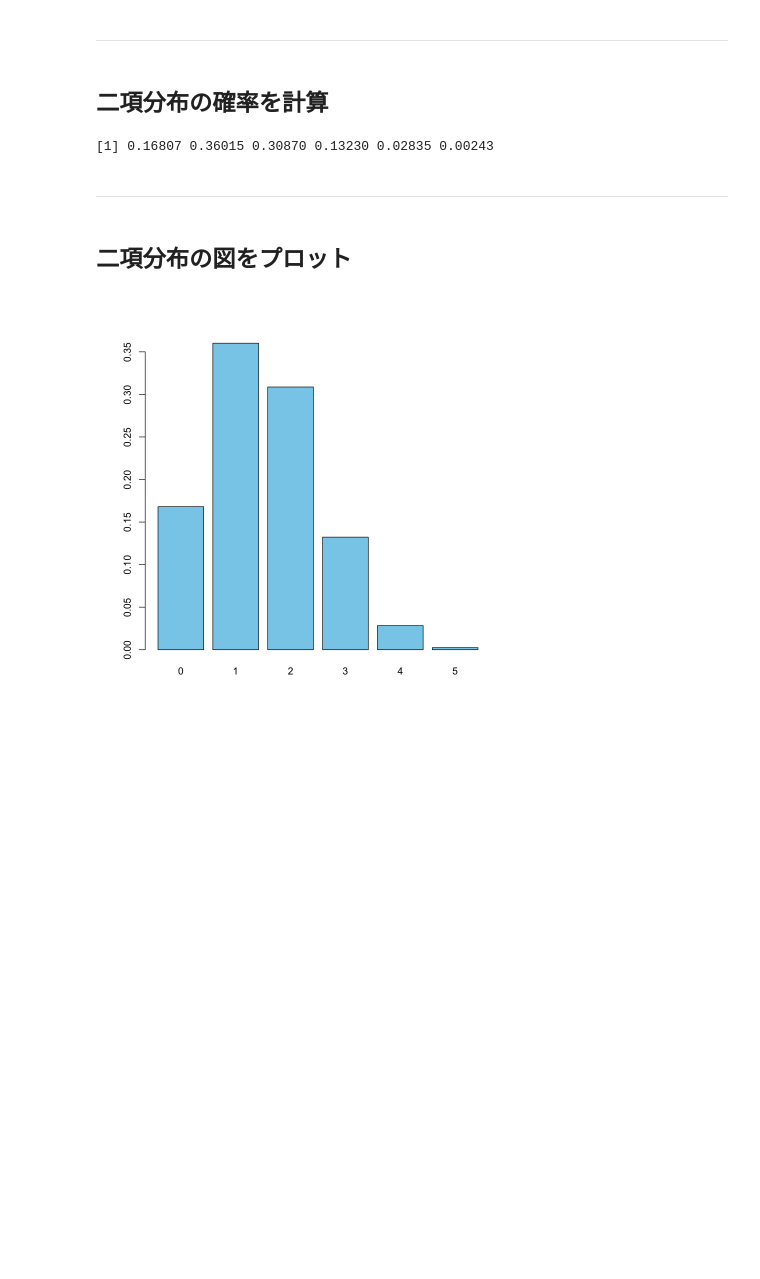
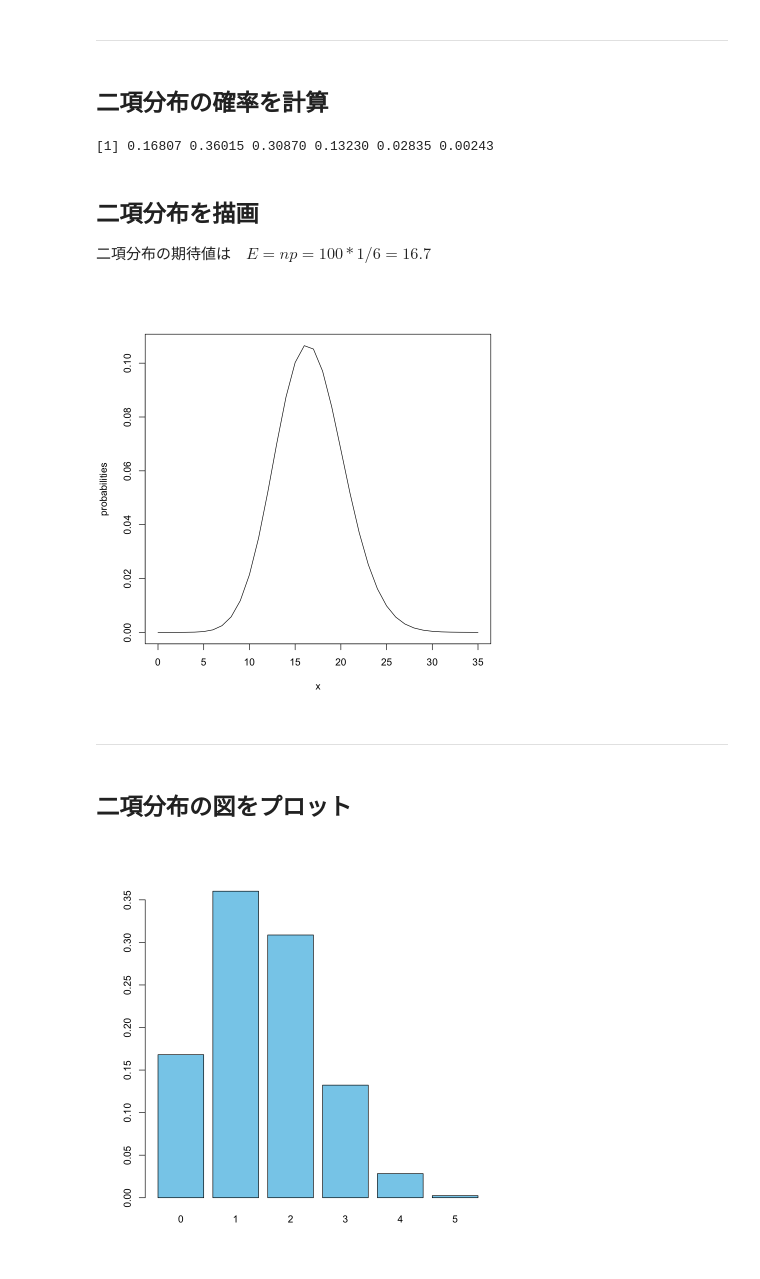
Before and after one commit to wang-zhijun/learn-statistics, a Jupyter notebook: learn-r.ipynb, the cells around one changed output. Cells and saved outputs as stored; diff of their text form; code cells hidden in the pictures; blank space fills up the shorter version.

Commit message:
二項分布を描画

```diff
--- a/learn-r.ipynb
+++ b/learn-r.ipynb
@@ -28,6 +28,17 @@ prob<-dbinom(x, length(x)-1, p)
 prob
 # %% [output]
 [1] 0.16807 0.36015 0.30870 0.13230 0.02835 0.00243
+# %% [markdown]
+## 二項分布を描画
+
+二項分布の期待値は　$E=np=100*1/6=16.7$
+# %%
+# 成功率 1/6, 100試行して、(0回、1回、2回, ... 35回）成功する確率
+x <- c(0:35)
+probabilities <- dbinom(x = x, size = 100, prob = 1 / 6)
+plot(x, probabilities, type = "l")
+# %% [output]
+[figure, added]
 # %% [markdown]
 ---
 # %% [markdown]
```
Also changed, not shown: parts of 4 cells of this notebook.
